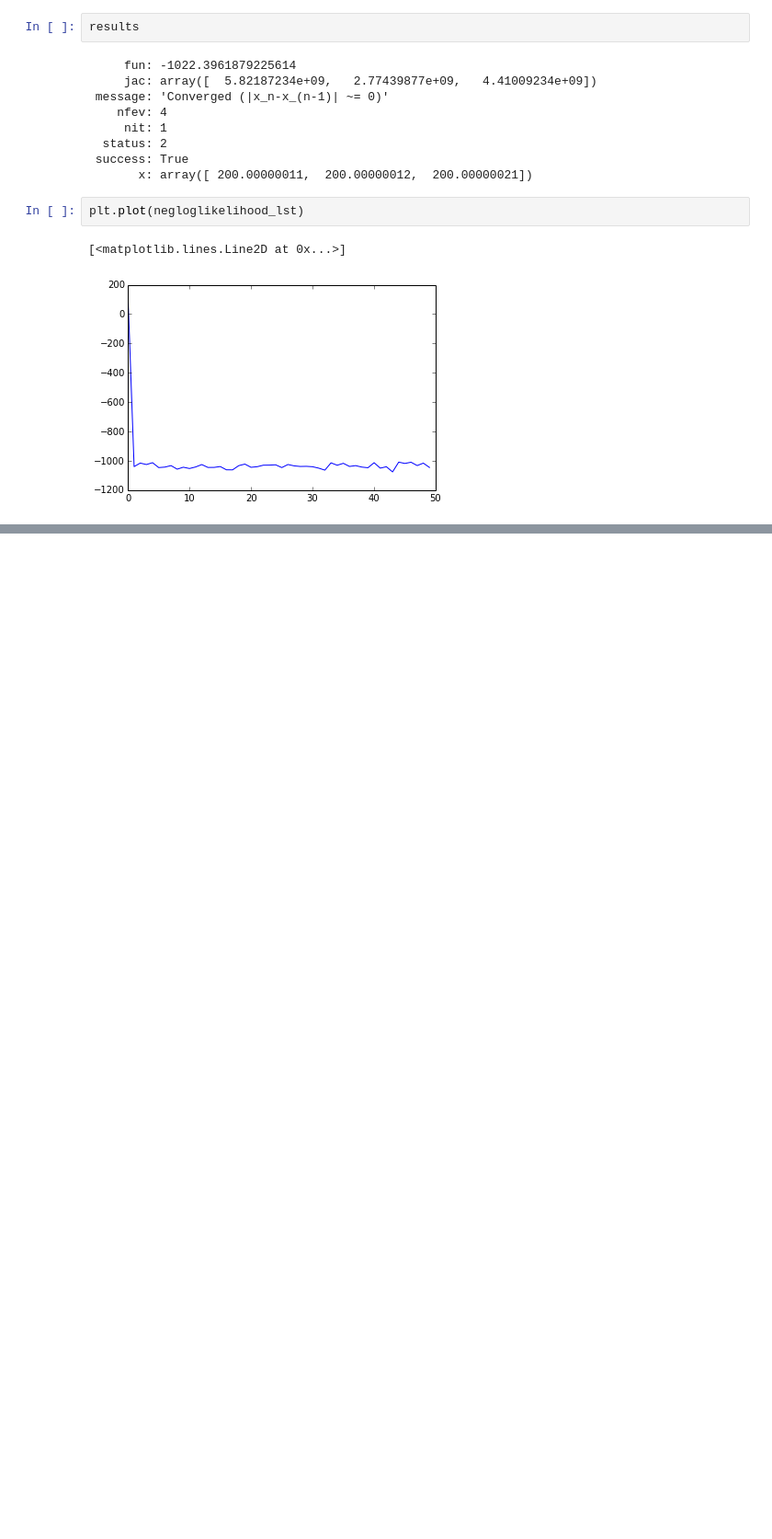
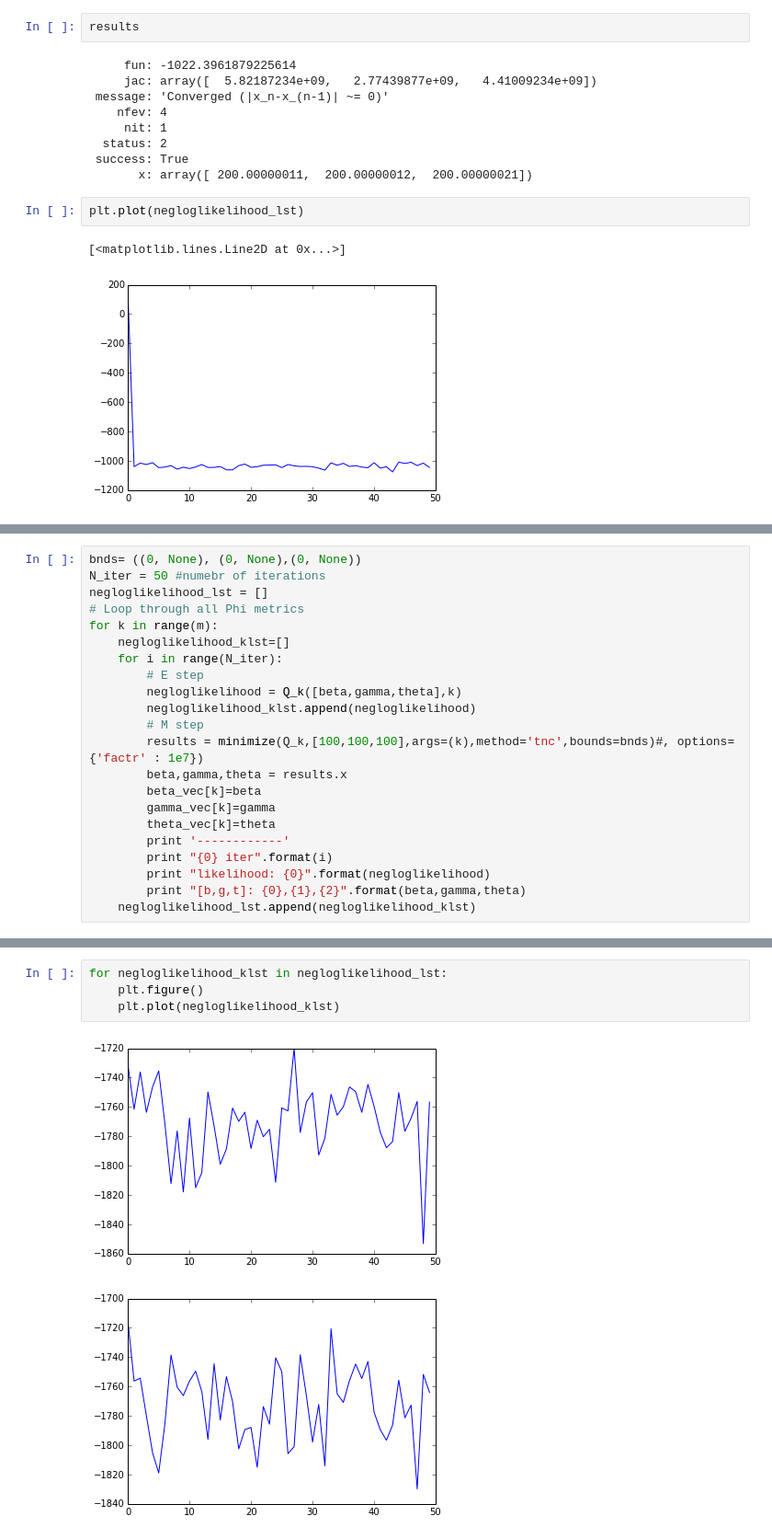
Before and after one commit to dorisjlee/crowd-seg, a Jupyter notebook: analysis/2017_02_20_SummarizationEM2.ipynb, the cells around one changed output, grey strips where cells are left out. Shown at 92% size. Cells and saved outputs as stored; diff of their text form; blank space fills up the shorter version.

```diff
--- a/analysis/2017_02_20_SummarizationEM2.ipynb
+++ b/analysis/2017_02_20_SummarizationEM2.ipynb
@@ -131,0 +306,22 @@ plt.plot(negloglikelihood_lst)
+# %%
+bnds= ((0, None), (0, None),(0, None))
+N_iter = 50 #numebr of iterations
+negloglikelihood_lst = []
+# Loop through all Phi metrics
+for k in range(m):
+    negloglikelihood_klst=[]
+    for i in range(N_iter):
+        # E step
+        negloglikelihood = Q_k([beta,gamma,theta],k)
+        negloglikelihood_klst.append(negloglikelihood)
+        # M step
+        results = minimize(Q_k,[100,100,100],args=(k),method='tnc',bounds=bnds)#, options={'factr' : 1e7})
+        beta,gamma,theta = results.x
+        beta_vec[k]=beta
+        gamma_vec[k]=gamma
+        theta_vec[k]=theta
+        print '------------'
+        print "{0} iter".format(i)
+        print "likelihood: {0}".format(negloglikelihood)
+        print "[b,g,t]: {0},{1},{2}".format(beta,gamma,theta)
+    negloglikelihood_lst.append(negloglikelihood_klst)
@@ -131,0 +346,7 @@ plt.plot(negloglikelihood_lst)
+# %%
+for negloglikelihood_klst in negloglikelihood_lst:
+    plt.figure()
+    plt.plot(negloglikelihood_klst)
+# %% [output]
+[figure, added]
+[figure, added]
```
Also changed, not shown: parts of 18 cells of this notebook, 3 other files.
